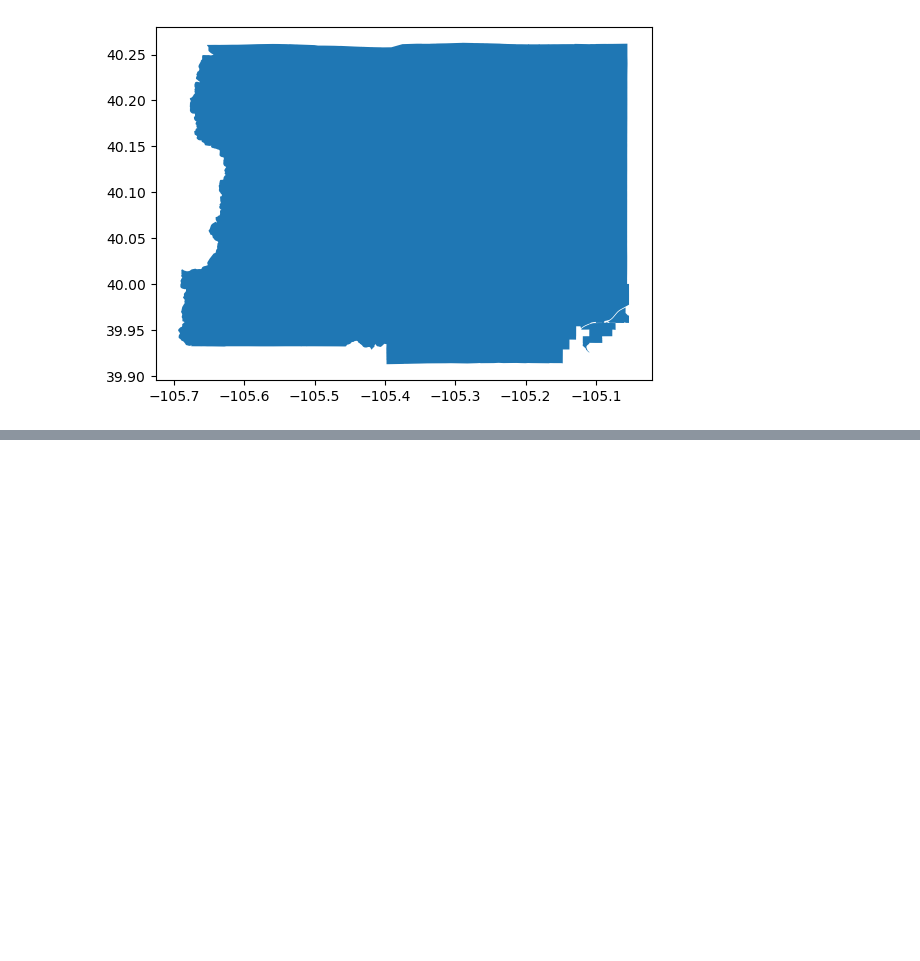
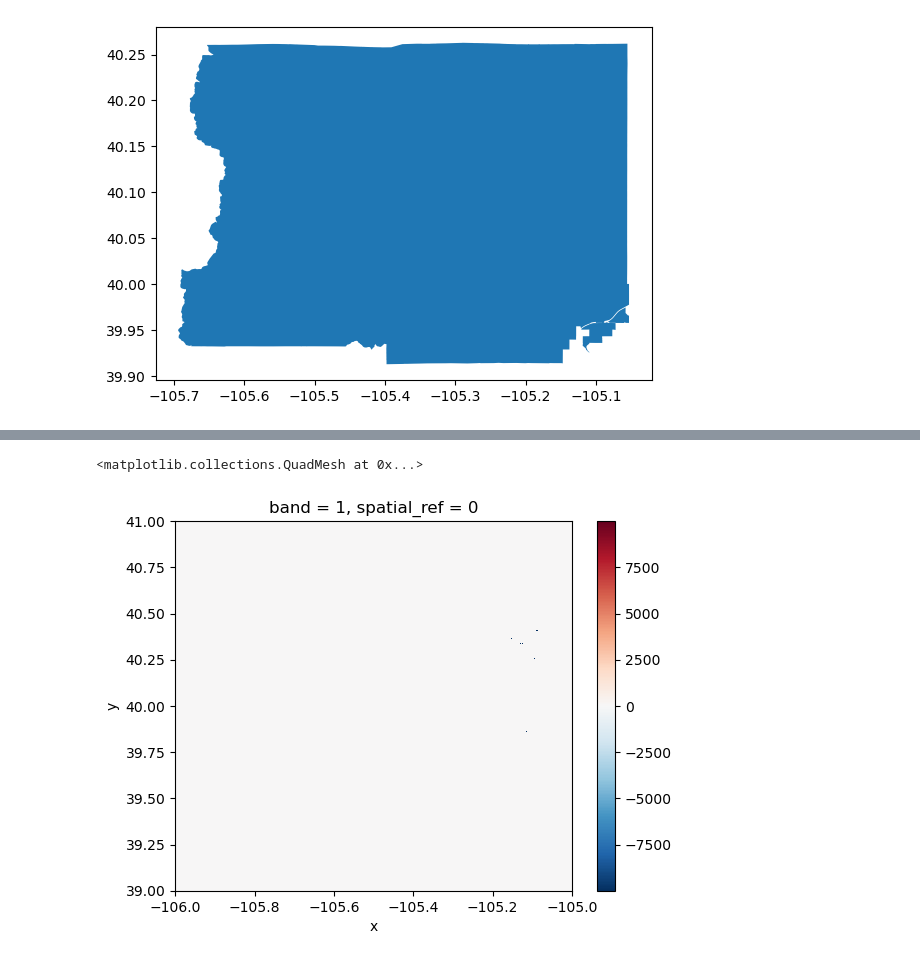
Before and after one commit to gpb3037/bluespruce, a Jupyter notebook: BoulderCountyPOLARIS.ipynb, the cells around one changed output, grey strips where cells are left out. Cells and saved outputs as stored; diff of their text form; code cells hidden in the pictures; blank space fills up the shorter version.

```diff
--- a/BoulderCountyPOLARIS.ipynb
+++ b/BoulderCountyPOLARIS.ipynb
@@ -111,0 +261,6 @@ boulder_gdf.plot()
+# %%
+boulder_soil = rxr.open_rasterio(merged_filepath, mask_and_scale=True).squeeze()
+boulder_soil.plot()
+# %% [output]
+<matplotlib.collections.QuadMesh at 0x...>
+[figure, added]
```
Also changed, not shown: parts of 11 cells of this notebook, 3 other files.
